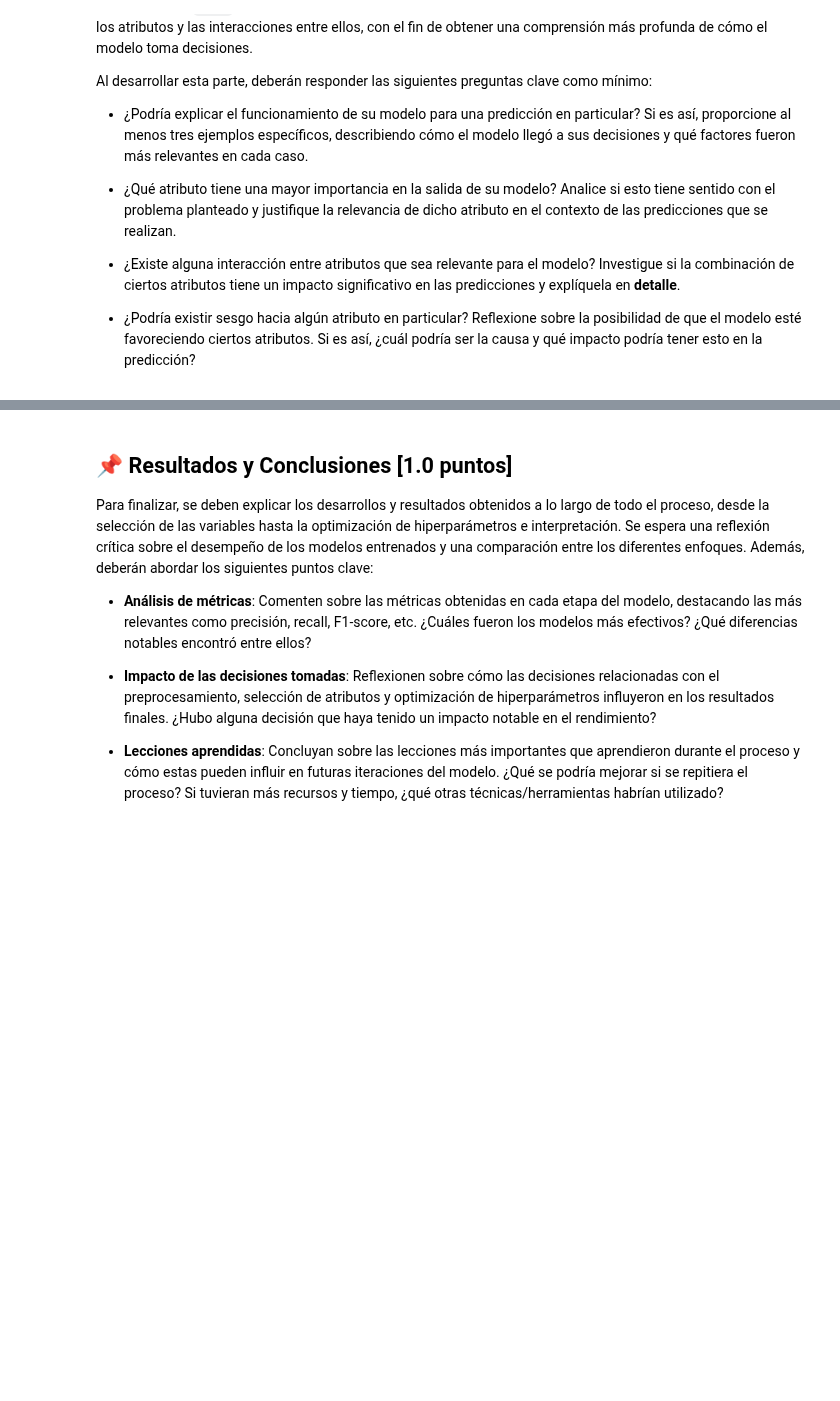
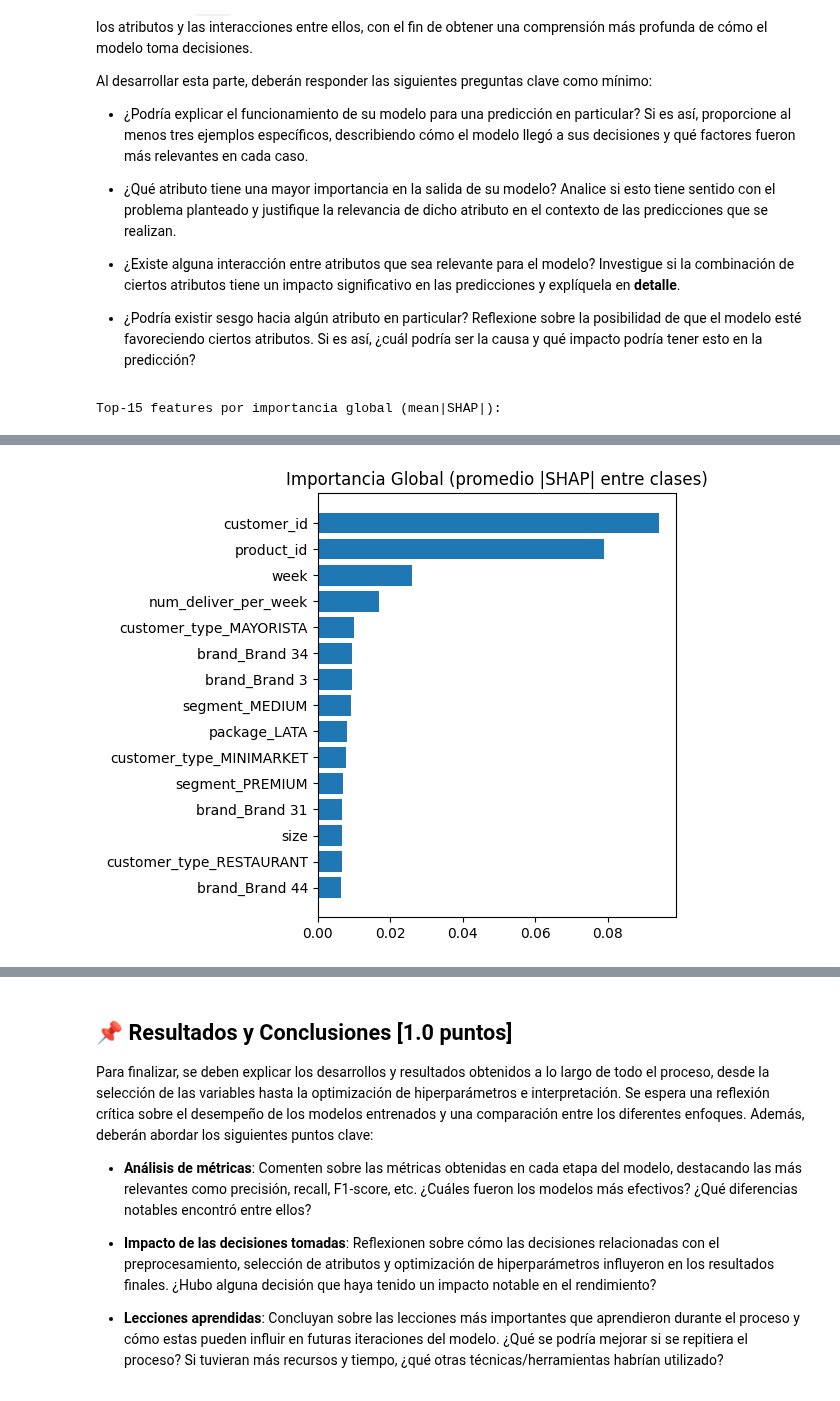
Before and after one commit to jesuvalenzuela/NanSquad, a Jupyter notebook: Proyecto/entrega1/enunciado_entrega1.ipynb, the cells around one changed output, grey strips where cells are left out. Saved outputs shown, nothing was run; the diff lists cells and outputs as text; code cells hidden in the pictures; blank space fills up the shorter version.

```diff
--- a/Proyecto/entrega1/enunciado_entrega1.ipynb
+++ b/Proyecto/entrega1/enunciado_entrega1.ipynb
@@ -1062,0 +1495,68 @@ Al desarrollar esta parte, deberán responder las siguientes preguntas clave com
+# %%
+# Desarrolle aquí su código
+
+# SHAP para KNN (multiclase)
+import numpy as np
+import pandas as pd
+import shap
+import matplotlib.pyplot as plt
+
+
+# Configuración
+SAMPLE_BG   = 30    # tamaño del background (masker)
+SAMPLE_TEST = 40    # tamaño de muestra de test
+MAX_EVALS   = 100   # presupuesto de evaluaciones por muestra
+
+# 1) Muestras
+bg  = shap.sample(X_train, SAMPLE_BG, random_state=42).copy()
+Xte = shap.sample(X_test,  SAMPLE_TEST, random_state=24).copy()
+
+# 2) Función de predicción
+def knn_predict_proba(X):
+    if isinstance(X, np.ndarray):
+        X = pd.DataFrame(X, columns=X_train.columns)
+    return best_knn.predict_proba(X)
+
+# 3) Explainer moderno
+masker    = shap.maskers.Independent(bg)
+explainer = shap.Explainer(knn_predict_proba, masker, algorithm="permutation")
+
+# 4) SHAP values (n_samples, n_features, n_classes)
+shap_values = explainer(Xte, max_evals=MAX_EVALS)
+classes     = best_knn.classes_
+feat_names  = Xte.columns.tolist()
+
+# 5) Importancia global (promedio |SHAP| en muestras y clases)
+global_imp = np.abs(shap_values.values).mean(axis=(0, 2))
+imp_df = (
+    pd.DataFrame({"feature": feat_names, "mean_abs_shap": global_imp})
+      .sort_values("mean_abs_shap", ascending=False)
+      .reset_index(drop=True)
+)
+
+print("Top-15 features por importancia global (mean|SHAP|):")
+display(imp_df.head(15))
+
+plt.figure(figsize=(6,5))
+top = imp_df.head(15)
+plt.barh(top["feature"][::-1], top["mean_abs_shap"][::-1])
+plt.title("Importancia Global (promedio |SHAP| entre clases)")
+plt.tight_layout(); plt.show()
+
+# 6) Plots por CLASE (beeswarm + bar)
+def plots_por_clase(cls_idx=0, max_display=15):
+    cls_idx = int(max(0, min(cls_idx, len(classes)-1)))
+    cname = str(classes[cls_idx])
+    print(f"\n>>> Clase {cls_idx}: {cname}")
+
+    # Beeswarm (impacto por fila/feature). Usamos show=False y luego seteamos título.
+    shap.plots.beeswarm(shap_values[:,:,cls_idx], max_display=max_display, show=False)
+    plt.gca().set_title(f"Beeswarm — Clase {cname}")
+    plt.tight_layout(); plt.show()
+
+    # Bar por clase: dejas que SHAP agregue internamente mean(|SHAP|).
+    shap.plots.bar(shap_values[:,:,cls_idx], max_display=max_display, show=False)
+    plt.gca().set_title(f"Importancia media |SHAP| — Clase {cname}")
+    plt.tight_layout(); plt.show_
+# %% [output]
+Top-15 features por importancia global (mean|SHAP|):
@@ -1062,0 +1579 @@ Al desarrollar esta parte, deberán responder las siguientes preguntas clave com
+[figure, added]
```
Also changed, not shown: parts of 28 cells of this notebook, 11 other files.
